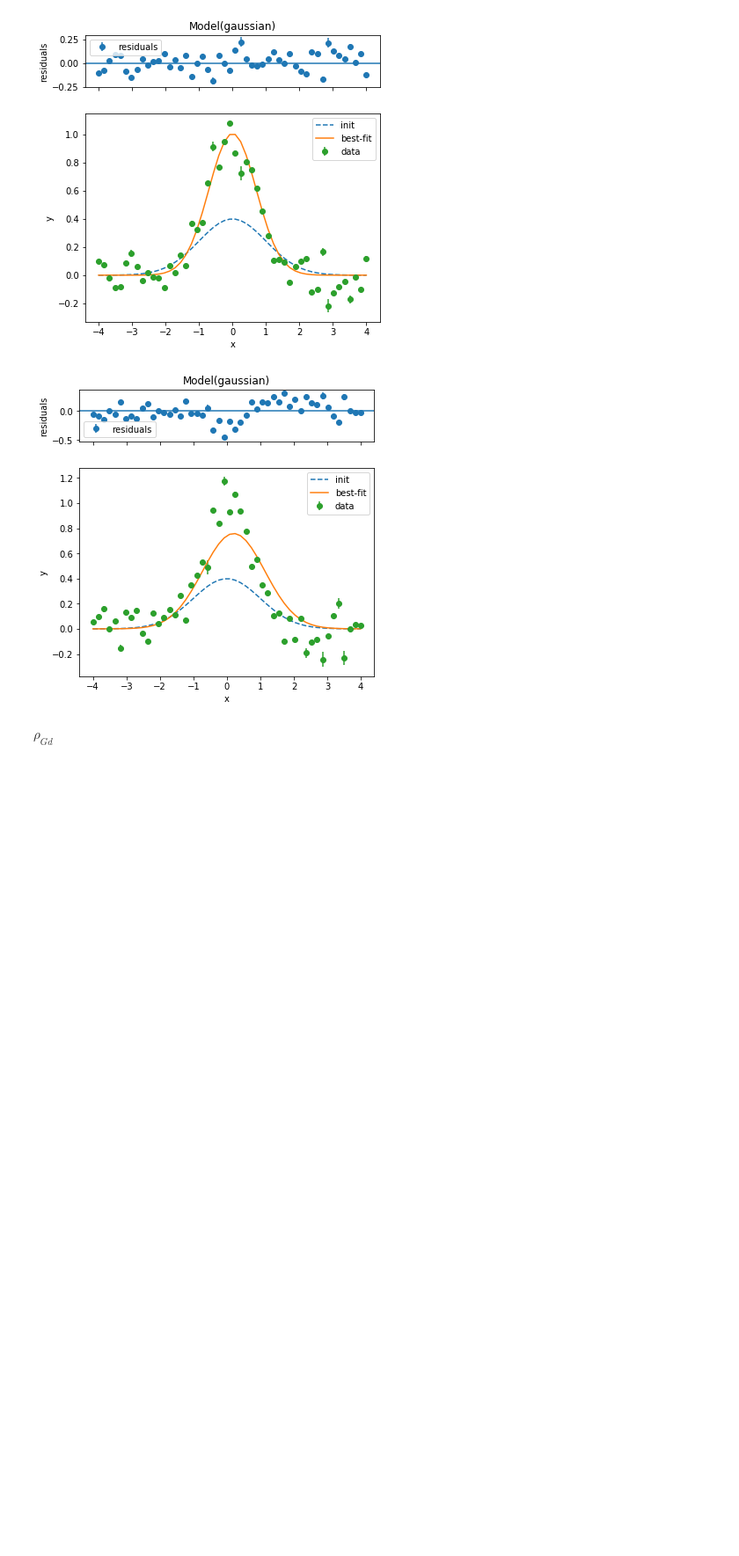
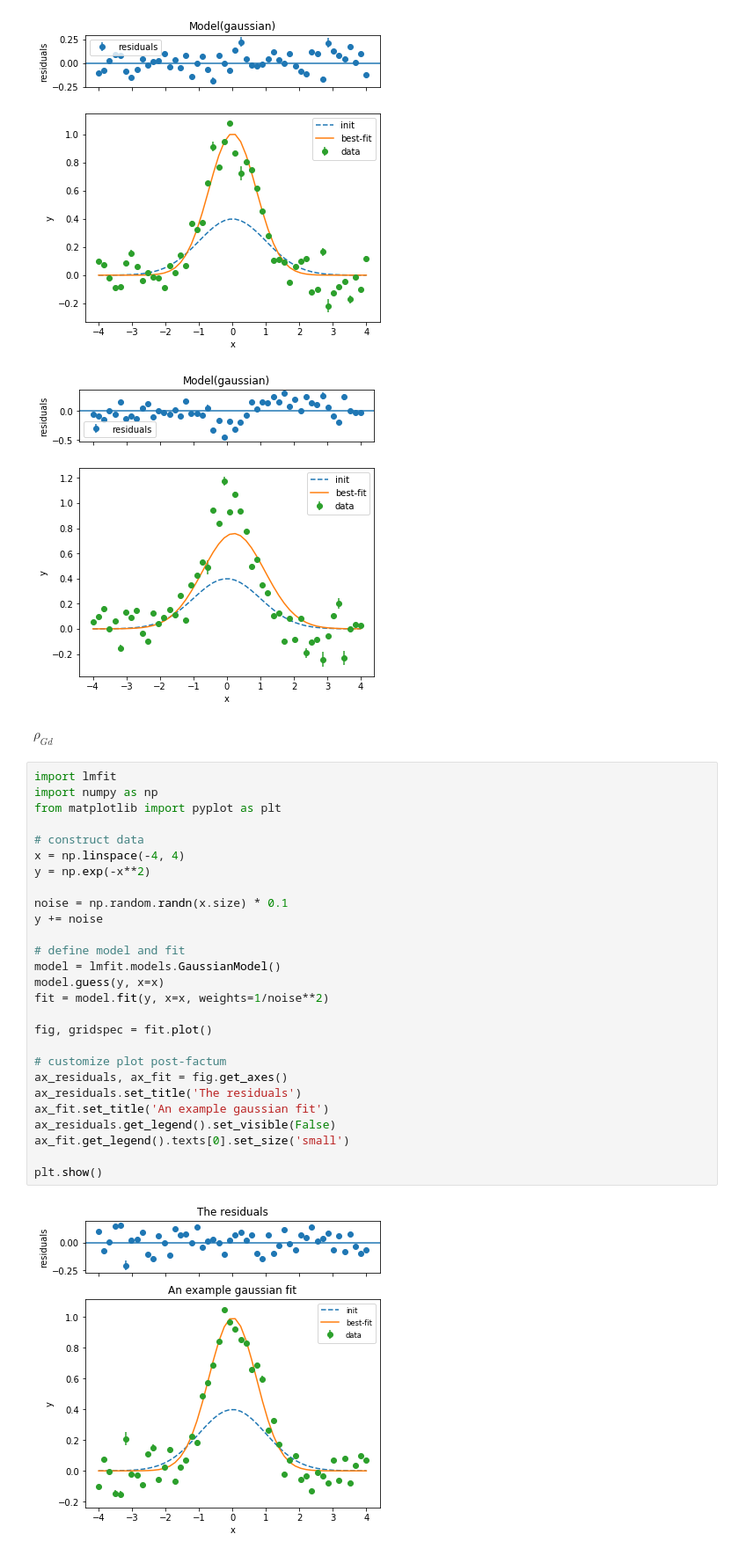
Before and after one commit to zhangy6x/research_stuff, a Jupyter notebook: jupyter_notebooks/lmfit_params.ipynb, the cells around one changed output. Shown at 88% size. Drawn from its saved outputs; the diff is of its cells as text; blank space fills up the shorter version.

```diff
--- a/jupyter_notebooks/lmfit_params.ipynb
+++ b/jupyter_notebooks/lmfit_params.ipynb
@@ -58,3 +58,32 @@ plt.show()
 [figure]
 # %% [markdown]
 $\rho_{Gd}$
+# %%
+import lmfit
+import numpy as np
+from matplotlib import pyplot as plt
+
+# construct data
+x = np.linspace(-4, 4)
+y = np.exp(-x**2)
+
+noise = np.random.randn(x.size) * 0.1
+y += noise
+
+# define model and fit
+model = lmfit.models.GaussianModel()
+model.guess(y, x=x)
+fit = model.fit(y, x=x, weights=1/noise**2)
+
+fig, gridspec = fit.plot()
+
+# customize plot post-factum
+ax_residuals, ax_fit = fig.get_axes()
+ax_residuals.set_title('The residuals')
+ax_fit.set_title('An example gaussian fit')
+ax_residuals.get_legend().set_visible(False)
+ax_fit.get_legend().texts[0].set_size('small')
+
+plt.show()
+# %% [output]
+[figure, added]
```
Also changed, not shown: parts of 1 cell of this notebook, 43 other files.
